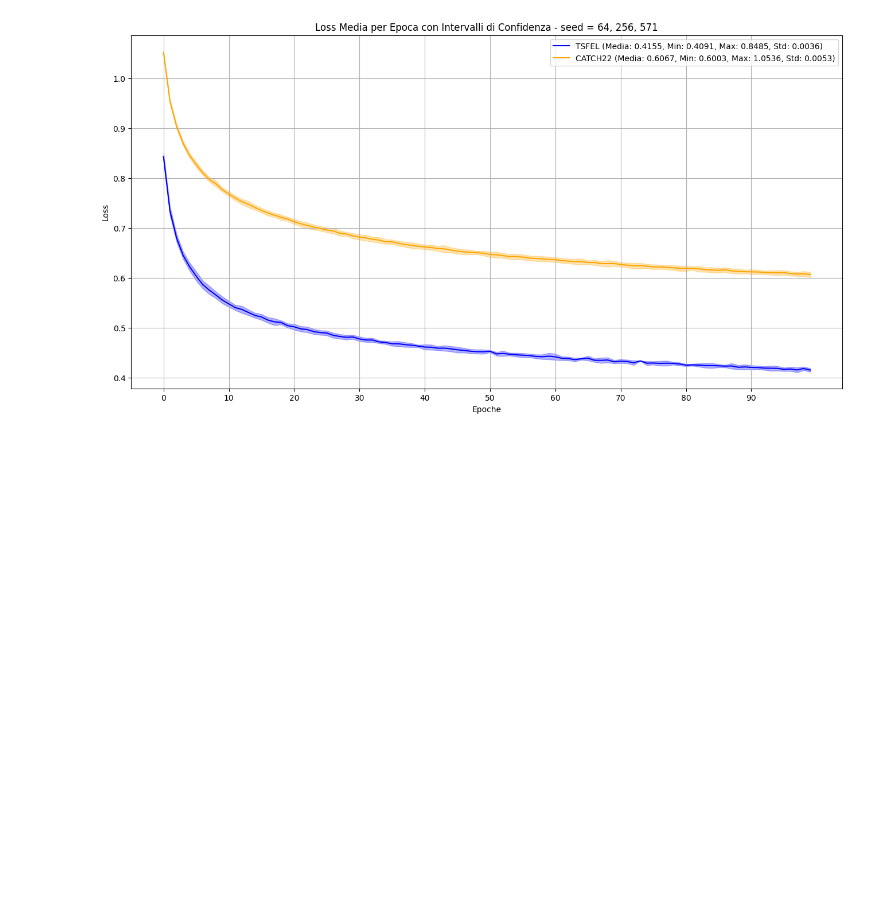
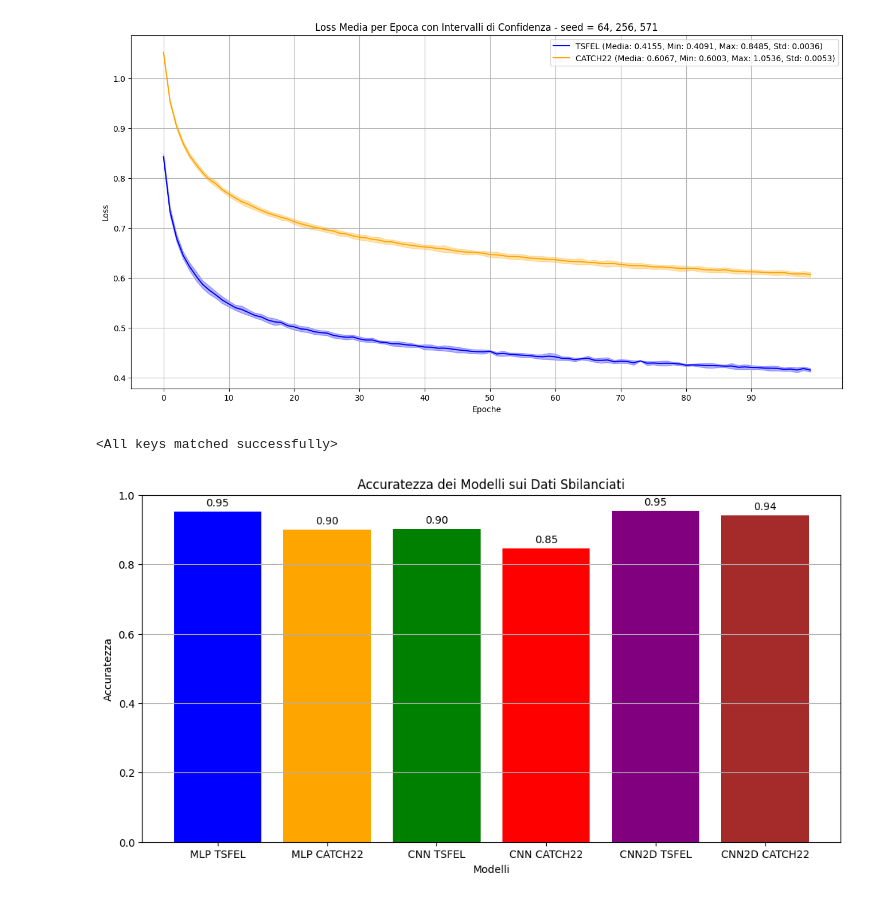
Before and after one commit to MarzioDellaBosca/AI-HAR-Applications, a Jupyter notebook: ProgettoApplicazioniIA.ipynb, the cells around one changed output. Drawn from its saved outputs; the diff is of its cells as text; code cells hidden in the pictures; blank space fills up the shorter version.

Commit message:
Gridsearch best model, stampa risultati

```diff
--- a/ProgettoApplicazioniIA.ipynb
+++ b/ProgettoApplicazioniIA.ipynb
@@ -1151,3 +1243,70 @@ plot_results(acc_tsfel, acc_catch22, loss_tsfel, loss_catch22, n_epoche)
 # %% [output]
 [figure]
 [figure]
+# %%
+mlp_tsfel_1 = SimpleMLP(input_dim=tsfel.shape[1], num_classes=6)
+mlp_catch22_1 = SimpleMLP(input_dim=catch22.shape[1], num_classes=6)
+
+cnn_tsfel_1 = SimpleCNN(input_channels=1, sequence_length=tsfel.shape[1], num_classes=6)
+cnn_catch22_1 = SimpleCNN(input_channels=1, sequence_length=catch22.shape[1], num_classes=6)
+
+catch22_3d = np.expand_dims(catch22_3d, axis=1)
+tsfel_3d = np.expand_dims(tsfel_3d, axis=1)
+
+cnn_tsfel_2 = SimpleCNN2D(channels=tsfel_3d.shape[2], features=tsfel_3d.shape[3], num_classes=6)
+cnn_catch22_2 = SimpleCNN2D(channels=catch22_3d.shape[2], features=catch22_3d.shape[3], num_classes=6)
+
+
+mlp_tsfel_1.load_state_dict(torch.load("mlp_tsfel_1.pth"))
+mlp_catch22_1.load_state_dict(torch.load("mlp_catch22_1.pth"))
+
+cnn_tsfel_1.load_state_dict(torch.load("cnn_tsfel_1.pth"))
+cnn_catch22_1.load_state_dict(torch.load("cnn_catch22_1.pth"))
+
+cnn_tsfel_2.load_state_dict(torch.load("cnn_tsfel_2.pth"))
+cnn_catch22_2.load_state_dict(torch.load("cnn_catch22_2.pth"))
+# %% [output]
+<All keys matched successfully>
+# %%
+batch_size = 1024
+
+timeStart = time.time()
+conf_mat_tsfel, acc_tsfel = evaluate_model(mlp_tsfel_1.to(device), tsfel, y, device, batch_size)
+mlp_tsfel_eval_time = time.time() - timeStart
+
+timeStart = time.time()
+conf_mat_catch22, acc_catch22 = evaluate_model(mlp_catch22_1.to(device), catch22, y, device, batch_size)
+mlp_catch22_eval_time = time.time() - timeStart
+
+
+timeStart = time.time()
+conf_mat_tsfel_cnn_1, acc_tsfel_cnn_1 = evaluate_model(cnn_tsfel_1.to(device), tsfel.reshape(tsfel.shape[0], 1, tsfel.shape[1]), y, device, batch_size)
+cnn_1_tsfel_eval_time = time.time() - timeStart
+
+timeStart = time.time()
+conf_mat_catch22_cnn_1, acc_catch22_cnn_1 = evaluate_model(cnn_catch22_1.to(device), catch22.reshape(catch22.shape[0], 1, catch22.shape[1]), y, device, batch_size)
+cnn_1_catch22_eval_time = time.time() - timeStart
+
+timeStart = time.time()
+conf_mat_tsfel_cnn_2, acc_tsfel_cnn_2 = evaluate_model(cnn_tsfel_2.to(device), tsfel_3d, y_3d, device, batch_size)
+cnn_2_tsfel_eval_time = time.time() - timeStart
+
+timeStart = time.time()
+conf_mat_catch22_cnn_2, acc_catch22_cnn_2 = evaluate_model(cnn_catch22_2.to(device), catch22_3d, y_3d, device, batch_size)
+cnn_2_catch22_eval_time = time.time() - timeStart
+# %%
+accuracies = [acc_tsfel, acc_catch22, acc_tsfel_cnn_1, acc_catch22_cnn_1, acc_tsfel_cnn_2, acc_catch22_cnn_2]
+labels = ['MLP TSFEL', 'MLP CATCH22', 'CNN TSFEL', 'CNN CATCH22', 'CNN2D TSFEL', 'CNN2D CATCH22']
+
+plt.figure(figsize=(12, 6))
+plt.bar(labels, accuracies, color=['blue', 'orange', 'green', 'red', 'purple', 'brown'])
+plt.title('Accuratezza dei Modelli sui Dati Sbilanciati')
+plt.xlabel('Modelli')
+plt.ylabel('Accuratezza')
+for i, acc in enumerate(accuracies):
+    plt.text(i, acc + 0.01, f'{acc:.2f}', ha='center', va='bottom')
+plt.ylim(0, 1)
+plt.grid(axis='y')
+plt.show()
+# %% [output]
+[figure, added]
```
Also changed, not shown: parts of 24 cells of this notebook.
